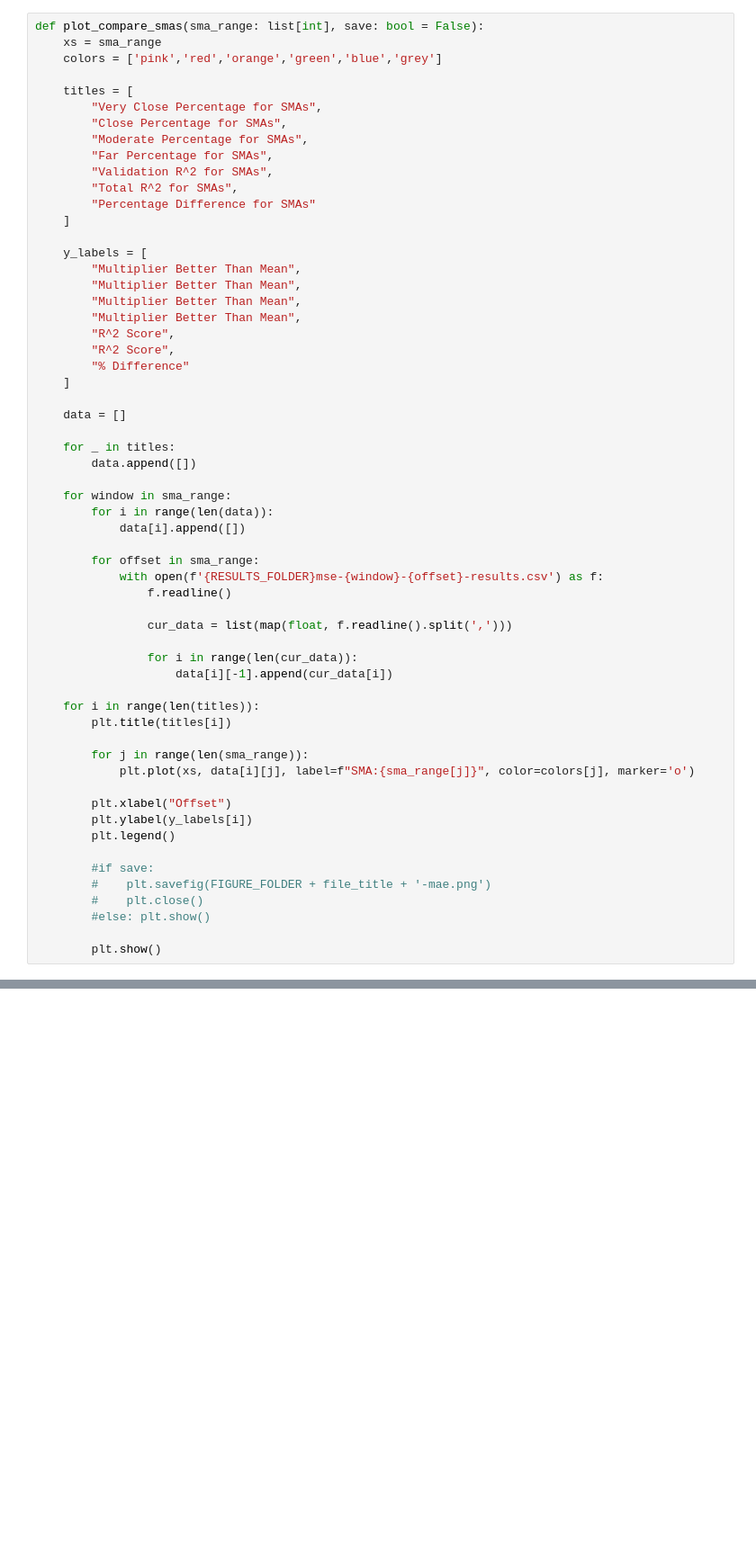
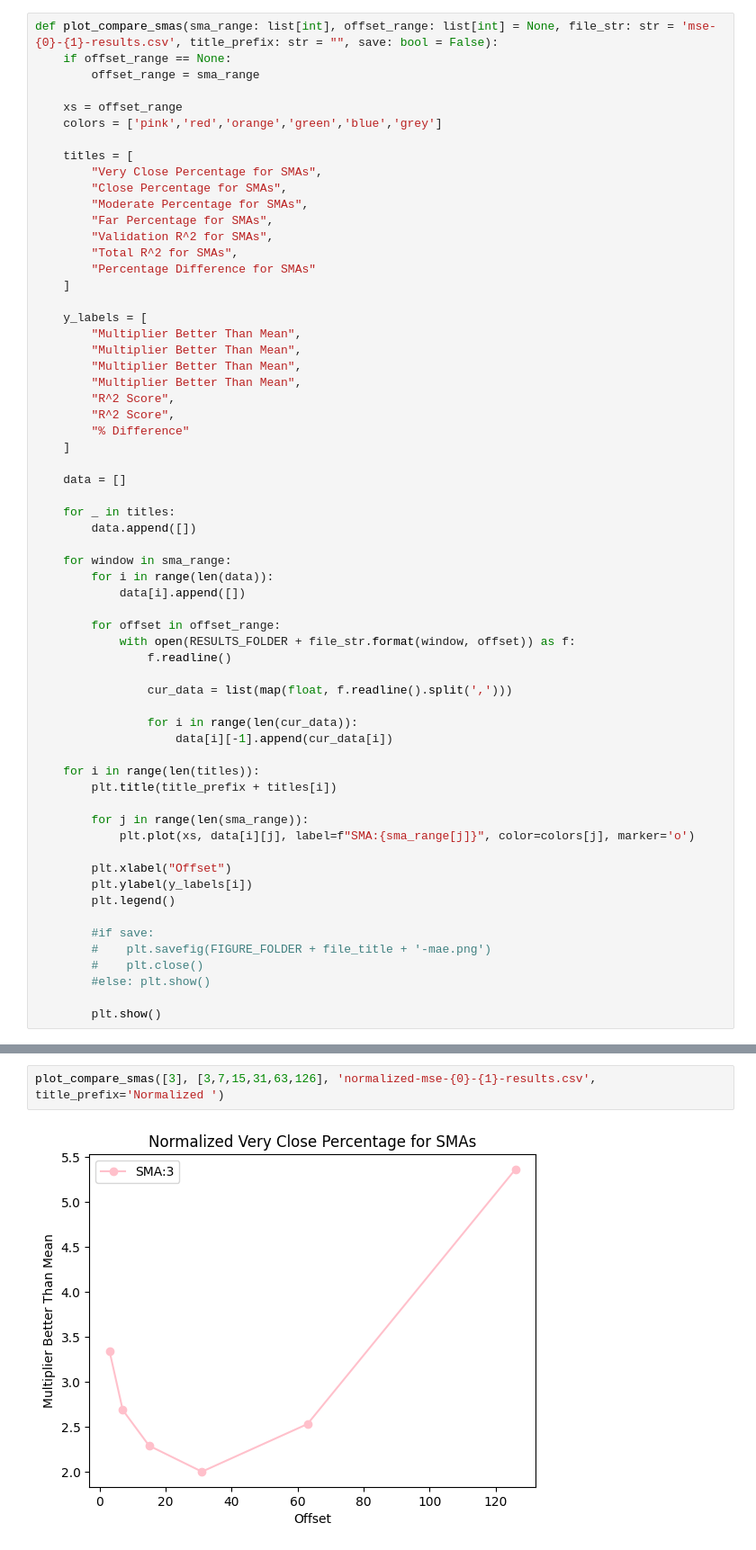
Before and after one commit to AustinBray77/3ML3_Final_Project, a Jupyter notebook: visualizer.ipynb, the cells around one changed output, grey strips where cells are left out. Shown at 90% size. Saved outputs shown, nothing was run; the diff lists cells and outputs as text; blank space fills up the shorter version.

```diff
--- a/visualizer.ipynb
+++ b/visualizer.ipynb
@@ -9,6 +9,9 @@ if os.path.exists(FIGURE_FOLDER): os.mkdir(FIGURE_FOLDER)
 # %%
-def plot_compare_smas(sma_range: list[int], save: bool = False):
-    xs = sma_range
+def plot_compare_smas(sma_range: list[int], offset_range: list[int] = None, file_str: str = 'mse-{0}-{1}-results.csv', title_prefix: str = "", save: bool = False):
+    if offset_range == None:
+        offset_range = sma_range
+
+    xs = offset_range
     colors = ['pink','red','orange','green','blue','grey']
 
     titles = [
@@ -40,8 +43,8 @@ def plot_compare_smas(sma_range: list[int], save: bool = False):
         for i in range(len(data)):
             data[i].append([])
 
-        for offset in sma_range:
-            with open(f'{RESULTS_FOLDER}mse-{window}-{offset}-results.csv') as f:
+        for offset in offset_range:
+            with open(RESULTS_FOLDER + file_str.format(window, offset)) as f:
                 f.readline()
 
                 cur_data = list(map(float, f.readline().split(',')))
@@ -50,7 +53,7 @@ def plot_compare_smas(sma_range: list[int], save: bool = False):
                     data[i][-1].append(cur_data[i])
 
     for i in range(len(titles)):
-        plt.title(titles[i])
+        plt.title(title_prefix + titles[i])
 
         for j in range(len(sma_range)):
             plt.plot(xs, data[i][j], label=f"SMA:{sma_range[j]}", color=colors[j], marker='o')
@@ -69,0 +81,4 @@ plot_compare_smas([3,7,15,31,63,126])
+# %%
+plot_compare_smas([3], [3,7,15,31,63,126], 'normalized-mse-{0}-{1}-results.csv', title_prefix='Normalized ')
+# %% [output]
+[figure, added]
```
Also changed, not shown: parts of 3 cells of this notebook, 35 other files.
